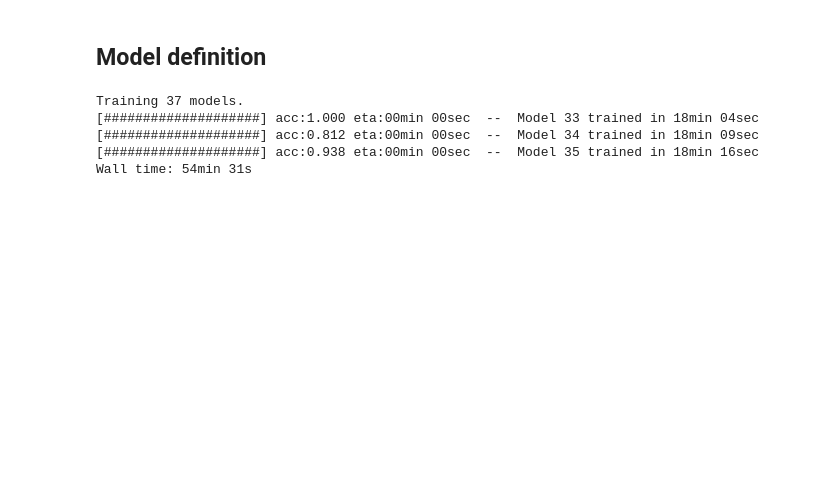
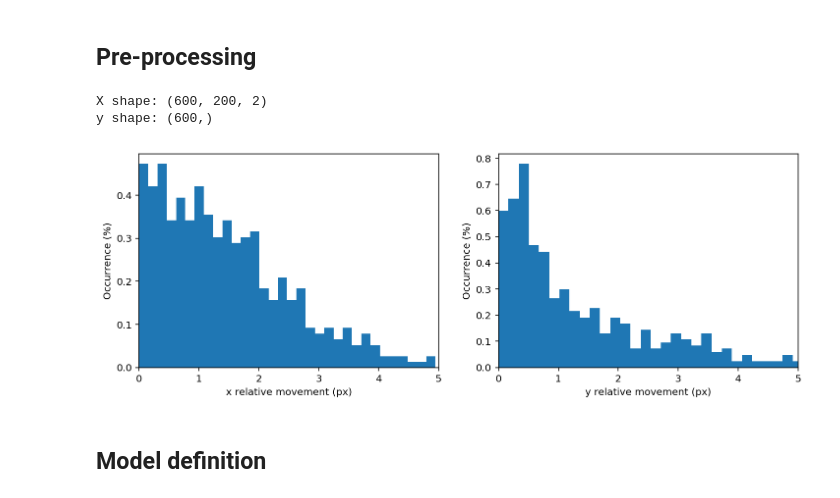
Before and after one commit to AndreaAmico/DeepMouse, a Jupyter notebook: training_models/keras_05.ipynb, the cells around one changed output. Drawn from its saved outputs; the diff is of its cells as text; code cells hidden in the pictures; blank space fills up the shorter version.

```diff
--- a/training_models/keras_05.ipynb
+++ b/training_models/keras_05.ipynb
@@ -181,0 +62,14 @@ def get_Xy():
+# %% [markdown]
+## Pre-processing
+# %%
+batch_size = 200
+batch_right = [right[i:i + batch_size] for i in range(0, len(right), batch_size)]
+batch_left = [left[i:i + batch_size] for i in range(0, len(left), batch_size)]
+
+X_load = np.array(batch_right + batch_left)
+y_load = np.array([0]*len(batch_right) + [1]*len(batch_left))
+# %%
+print(f'X shape: {X_load.shape}\ny shape: {y_load.shape}')
+# %% [output]
+X shape: (600, 200, 2)
+y shape: (600,)
@@ -182,2 +80,36 @@ def get_Xy():
+# %%
+sigma_x = np.std(X_diff[:,:,0], axis=1)
+sigma_y = np.std(X_diff[:,:,1], axis=1)
+mask = (sigma_x>0.1)*(sigma_y>0.1)
+
+X_filt = X_diff[mask]
+y_filt = y_load[mask]
+
+x_std = 3.398 # np.mean(np.std(X_filt[:,:,0], axis=1))
+y_std = 2.926 # np.mean(np.std(X_filt[:,:,1], axis=1))
+
+X_filt[:,:,0] = X_filt[:,:,0] / x_std
+X_filt[:,:,1] = X_filt[:,:,1] / y_std
+
+sigma_x_filt = np.std(X_filt[:,:,0], axis=1)
+sigma_y_filt = np.std(X_filt[:,:,1], axis=1)
+
+
+fig, (ax1, ax2) = plt.subplots(1, 2,  figsize=(12, 4))
+ax1.hist(sigma_x_filt, bins=50, density=True)
+ax2.hist(sigma_y_filt, bins=50, density=True)
+for ax in (ax1,ax2):
+    ax.set_xlim(0,5)
+    ax.set_ylabel('Occurrence (%)')
+    #ax.set_yticks(np.arange(0,0.41,0.1))
+ax1.set_xlabel('x relative movement (px)')
+ax2.set_xlabel('y relative movement (px)')
+
+X = X_filt
+y = y_filt
+
+#fig.savefig(f'../plots/relative_movement_hist_corrected.png', bbox_inches='tight')
+# %% [output]
+[figure, added]
 # %% [markdown]
 ## Model definition
@@ -230,25 +115,0 @@ def run_training(X, y, grid, verbose=True):
-# %%
-%%time
-
-if not os.path.isfile('../model_data/grid_{}.pkl'.format(version)):
-    initial_index = 0
-else:
-    grid_df = pd.read_pickle('../model_data/grid_{}.pkl'.format(version))
-    initial_index = grid_df['index'].max() + 1
-
-
-# seed_skf, index_skf, batch_size
-parameters_loop = list(itertools.product([1,2,3], [0,1,2], [32, 64, 128])) + list(itertools.product([1,2,3], [0,1,2], [16]))
-print(f'Training {len(parameters_loop)+1} models.')
-
-for index, params in enumerate(parameters_loop[initial_index:]):
-    grid = generate_hyperparameters(params, index+initial_index, version)
-    run_training(X, y, grid, verbose=True)
-
-play_bell()
-# %% [output]
-Training 37 models.
-[####################] acc:1.000 eta:00min 00sec  --  Model 33 trained in 18min 04sec
-[####################] acc:0.812 eta:00min 00sec  --  Model 34 trained in 18min 09sec
-[####################] acc:0.938 eta:00min 00sec  --  Model 35 trained in 18min 16sec
-Wall time: 54min 31s
```
Also changed, not shown: parts of 21 cells of this notebook, 3 other files.
